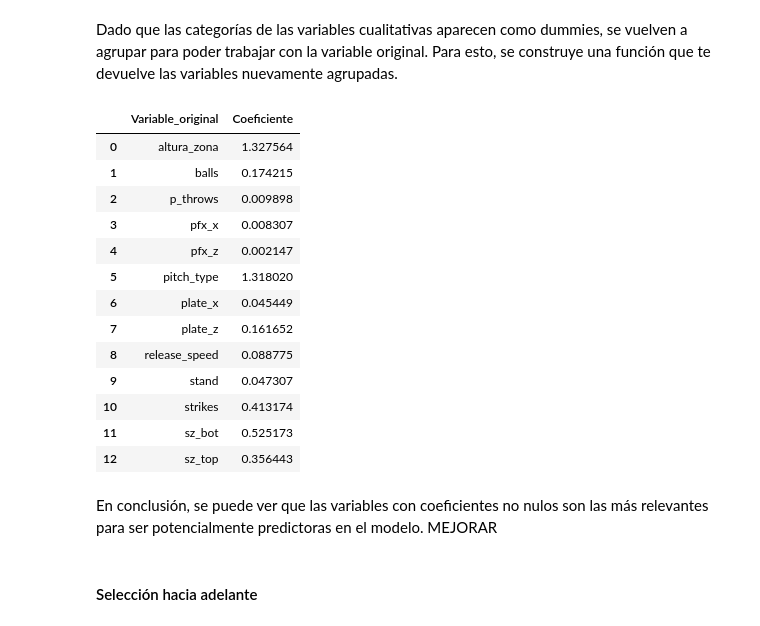
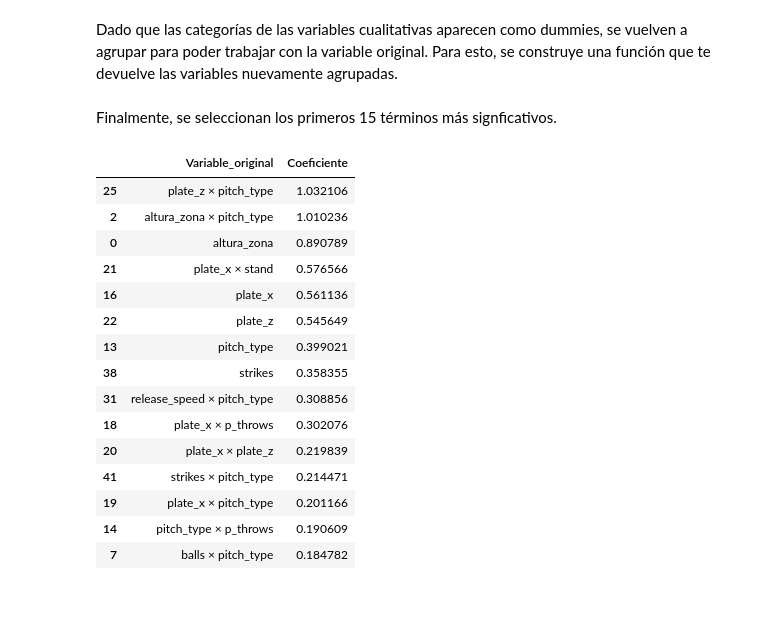
Before and after one commit to Prisfenoy/TP2_python, a Jupyter notebook: notebooks/04_Selección_de_variables.ipynb, the cells around one changed output. Cells and saved outputs as stored; diff of their text form; code cells hidden in the pictures.

```diff
--- a/notebooks/04_Selección_de_variables.ipynb
+++ b/notebooks/04_Selección_de_variables.ipynb
@@ -301,12 +307,8 @@ variables_cuantitativas = [
     "release_speed",
     "balls",
     "strikes",
-    "pfx_x",
-    "pfx_z",
     "plate_x",
     "plate_z",
-    "sz_top",
-    "sz_bot",
     "altura_zona"
 ]
 
@@ -370,11 +388,13 @@ LogisticRegression(C=0.1, max_iter=1000, penalty='l1', solver='liblinear')
 # %% [markdown]
 Se obtienen los coeficientes del modelo de regresión LASSO.
 # %%
+# Coeficientes
 coeficientes = pd.DataFrame({
-    "Variable": X.columns,
+    "Variable": nombres_variables,
     "Coeficiente": lasso.coef_[0]
 })
 
+
 coeficientes
 # %% [output]
 |  | Variable | Coeficiente |
@@ -397,9 +413,17 @@ coeficientes
 # %% [markdown]
 Luego, se descartan aquellos coeficientes nulos.
 # %%
-variables_seleccionadas = coeficientes[
-    coeficientes["Coeficiente"] != 0
-]
-
+# Conservar solo las variables seleccionadas
+variables_seleccionadas = (
+    coeficientes
+    .query("Coeficiente != 0")
+    .assign(
+        Importancia=lambda x: x["Coeficiente"].abs()
+    )
+    .sort_values(
+        "Importancia",
+        ascending=False
+    )
+)
 variables_seleccionadas
 # %% [output]
@@ -456,8 +474,15 @@ variables_seleccionadas
 # %% [markdown]
 Dado que las categorías de las variables cualitativas aparecen como dummies, se vuelven a agrupar para poder trabajar con la variable original. Para esto, se construye una función que te devuelve las variables nuevamente agrupadas.
 # %%
-# para volver a la variable principal
 def variable_original(nombre):
+
+    # Si es una interacción
+    if " " in nombre:
+        variables = nombre.split(" ")
+        variables = [variable_original(v) for v in variables]
+        return " × ".join(variables)
+
+    # Variables dummy
     if nombre.startswith("pitch_type_"):
         return "pitch_type"
     elif nombre.startswith("stand_"):
@@ -466,37 +491,42 @@ def variable_original(nombre):
         return "p_throws"
     else:
         return nombre
+# %% [markdown]
+Finalmente, se seleccionan los primeros 15 términos más signficativos.
 # %%
 variables_seleccionadas["Variable_original"] = (
     variables_seleccionadas["Variable"]
     .apply(variable_original)
 )
 
 lasso_resumen = (
     variables_seleccionadas
     .groupby("Variable_original")
     .agg(
         Coeficiente=("Coeficiente", lambda x: x.abs().max())
     )
     .reset_index()
+    .sort_values(
+        "Coeficiente",
+        ascending=False
+    )
 )
-lasso_resumen
+
+lasso_resumen.head(15)
 # %% [output]
 |  | Variable_original | Coeficiente |
-| 0 | altura_zona | 1.327564 |
-| 1 | balls | 0.174215 |
-| 2 | p_throws | 0.009898 |
-| 3 | pfx_x | 0.008307 |
-| 4 | pfx_z | 0.002147 |
-| 5 | pitch_type | 1.318020 |
-| 6 | plate_x | 0.045449 |
-| 7 | plate_z | 0.161652 |
-| 8 | release_speed | 0.088775 |
-| 9 | stand | 0.047307 |
-| 10 | strikes | 0.413174 |
-| 11 | sz_bot | 0.525173 |
-| 12 | sz_top | 0.356443 |
+| 25 | plate_z × pitch_type | 1.032106 |
+| 2 | altura_zona × pitch_type | 1.010236 |
+| 0 | altura_zona | 0.890789 |
+| 21 | plate_x × stand | 0.576566 |
+| 16 | plate_x | 0.561136 |
+| 22 | plate_z | 0.545649 |
+| 13 | pitch_type | 0.399021 |
+| 38 | strikes | 0.358355 |
+| 31 | release_speed × pitch_type | 0.308856 |
+| 18 | plate_x × p_throws | 0.302076 |
+| 20 | plate_x × plate_z | 0.219839 |
+| 41 | strikes × pitch_type | 0.214471 |
+| 19 | plate_x × pitch_type | 0.201166 |
+| 14 | pitch_type × p_throws | 0.190609 |
+| 7 | balls × pitch_type | 0.184782 |
-# %% [markdown]
-En conclusión, se puede ver que las variables con coeficientes no nulos son las más relevantes para ser potencialmente predictoras en el modelo. MEJORAR
-# %% [markdown]
-#### Selección hacia adelante
```
Also changed, not shown: parts of 20 cells of this notebook, 3 other files.
